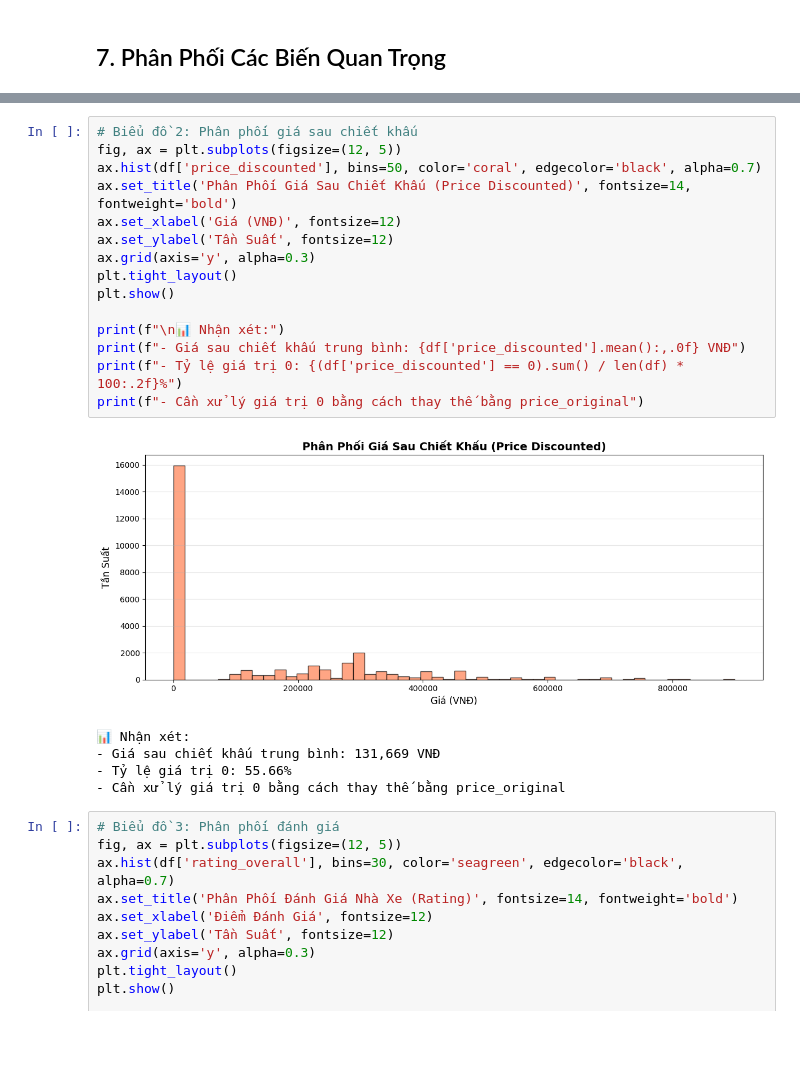
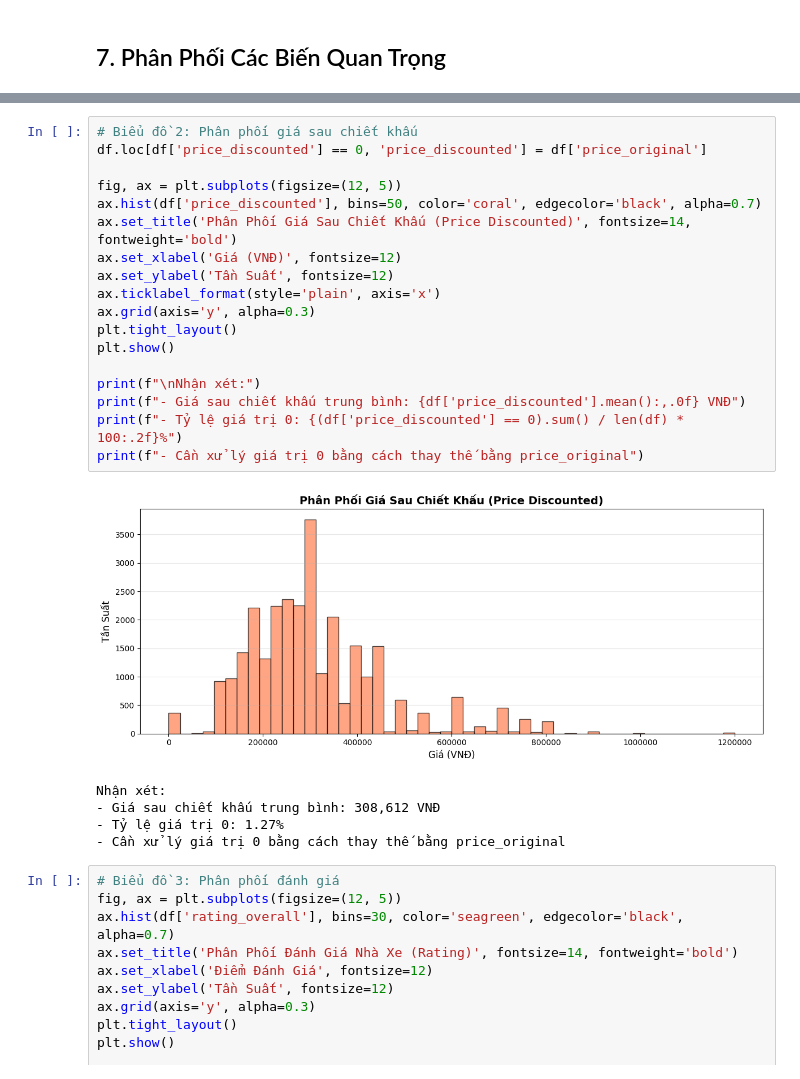
Before and after one commit to Le-AnV/ds-vexere-analysis, a Jupyter notebook: notebooks/EDA.ipynb, the cells around one changed output, grey strips where cells are left out. Drawn from its saved outputs; the diff is of its cells as text; blank space fills up the shorter version.

```diff
--- a/notebooks/EDA.ipynb
+++ b/notebooks/EDA.ipynb
@@ -185,24 +186,27 @@ print(f"- Độ lệch chuẩn: {df['price_original'].std():,.0f} VNĐ")
 - Độ lệch chuẩn: 158,361 VNĐ
 # %%
 # Biểu đồ 2: Phân phối giá sau chiết khấu
+df.loc[df['price_discounted'] == 0, 'price_discounted'] = df['price_original']
+
 fig, ax = plt.subplots(figsize=(12, 5))
 ax.hist(df['price_discounted'], bins=50, color='coral', edgecolor='black', alpha=0.7)
 ax.set_title('Phân Phối Giá Sau Chiết Khấu (Price Discounted)', fontsize=14, fontweight='bold')
 ax.set_xlabel('Giá (VNĐ)', fontsize=12)
 ax.set_ylabel('Tần Suất', fontsize=12)
+ax.ticklabel_format(style='plain', axis='x')
 ax.grid(axis='y', alpha=0.3)
 plt.tight_layout()
 plt.show()
 
-print(f"\n📊 Nhận xét:")
+print(f"\nNhận xét:")
 print(f"- Giá sau chiết khấu trung bình: {df['price_discounted'].mean():,.0f} VNĐ")
 print(f"- Tỷ lệ giá trị 0: {(df['price_discounted'] == 0).sum() / len(df) * 100:.2f}%")
 print(f"- Cần xử lý giá trị 0 bằng cách thay thế bằng price_original")
 # %% [output]
-[figure, old version]
+[figure, new version]
-📊 Nhận xét:
-- Giá sau chiết khấu trung bình: 131,669 VNĐ
-- Tỷ lệ giá trị 0: 55.66%
+Nhận xét:
+- Giá sau chiết khấu trung bình: 308,612 VNĐ
+- Tỷ lệ giá trị 0: 1.27%
 - Cần xử lý giá trị 0 bằng cách thay thế bằng price_original
 # %%
 # Biểu đồ 3: Phân phối đánh giá
```
Also changed, not shown: parts of 9 cells of this notebook.
